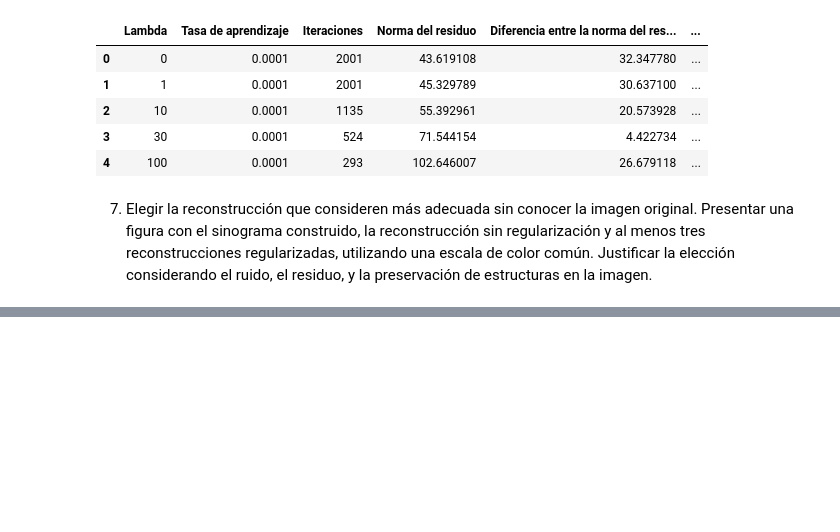
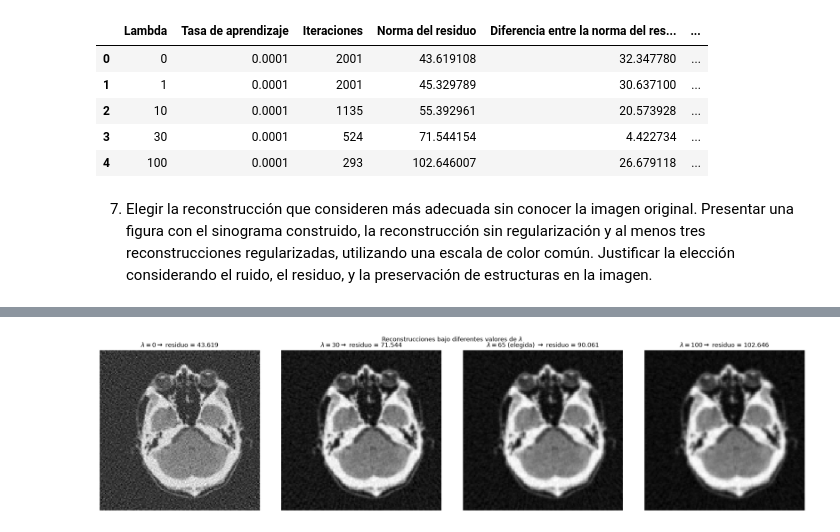
Before and after one commit to josedesgtt/imagenes-tomograficas-tp-metodos, a Jupyter notebook: ejercicio_10.ipynb, the cells around one changed output, grey strips where cells are left out. Cells and saved outputs as stored; diff of their text form; code cells hidden in the pictures; blank space fills up the shorter version.

```diff
--- a/ejercicio_10.ipynb
+++ b/ejercicio_10.ipynb
@@ -317,0 +360,25 @@ Norma del ruido estimada: 75.96688842773438
+# %%
+# Generamos la figura para graficar los subplots
+plt.figure(figsize=(20, 5))
+plt.suptitle(r"Reconstrucciones bajo diferentes valores de $\lambda$")
+
+# Para cada lambda, graficamos su reconstrucción
+for j, (lmbd, x) in enumerate(reconstrucciones.items()):
+    # Calculamos la norma del residuo
+    residuo = np.linalg.norm(A @ x - b)
+
+    plt.subplot(1, len(reconstrucciones), j + 1)
+
+    # Marcamos cuál es la reconstrucción elegida
+    if lmbd == LAMBDA:
+        plt.title(rf"$\lambda = {lmbd}$ (elegida) $\rightarrow$ residuo = {round(residuo, 3)}")
+    else:
+        plt.title(rf"$\lambda = {lmbd} \rightarrow$ residuo = {round(residuo, 3)}")
+
+    plt.imshow(x.reshape(n, n), cmap='gray')
+    plt.axis('off')
+
+plt.tight_layout()
+plt.show()
+# %% [output]
+[figure, added]
```
Also changed, not shown: parts of 4 cells of this notebook.
